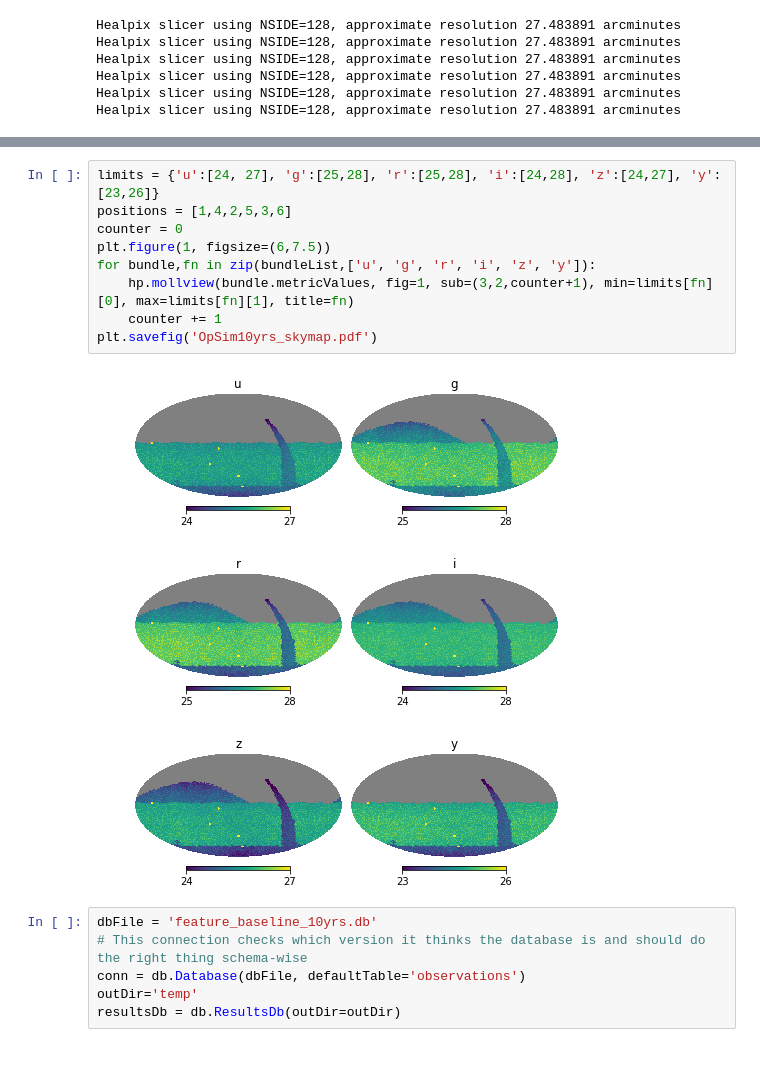
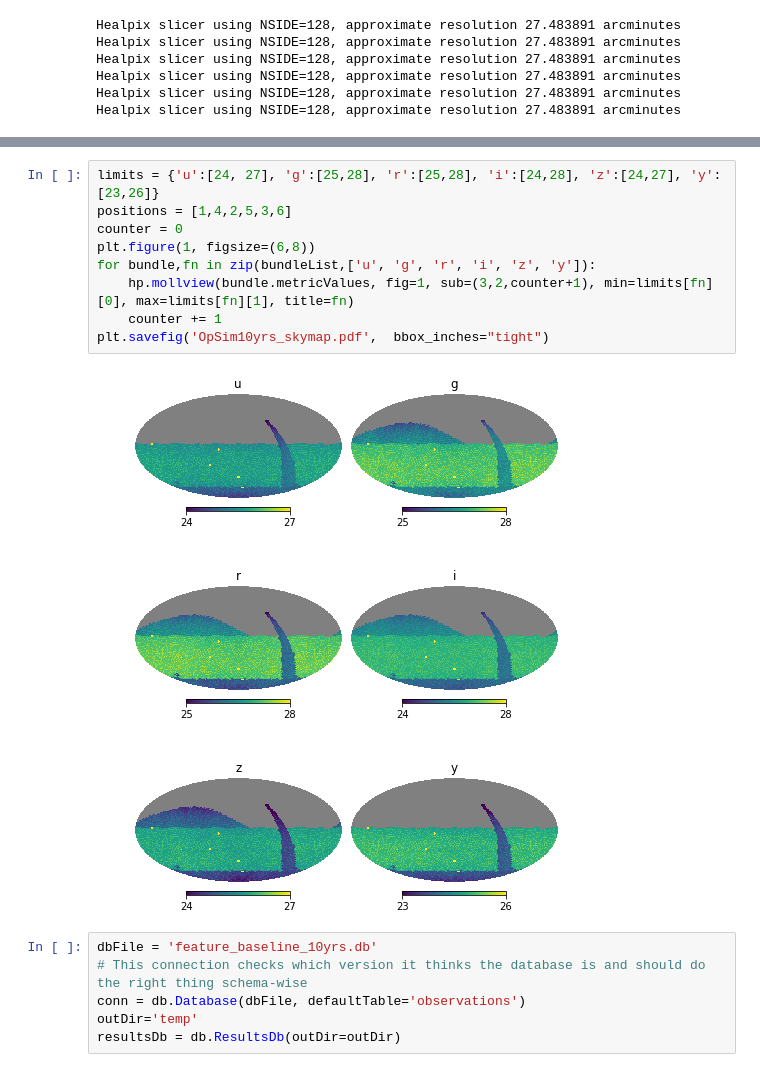
Before and after one commit to yoachim/18_scratch, a Jupyter notebook: fbs_paper_plot/coadd_stuff.ipynb, the cells around one changed output, grey strips where cells are left out. Saved outputs shown, nothing was run; the diff lists cells and outputs as text.

Commit message:
bbox

```diff
--- a/fbs_paper_plot/coadd_stuff.ipynb
+++ b/fbs_paper_plot/coadd_stuff.ipynb
@@ -90,14 +90,14 @@ Plotting complete.
 # %%
 limits = {'u':[24, 27], 'g':[25,28], 'r':[25,28], 'i':[24,28], 'z':[24,27], 'y':[23,26]}
 positions = [1,4,2,5,3,6]
 counter = 0
-plt.figure(1, figsize=(6,7.5))
+plt.figure(1, figsize=(6,8))
 for bundle,fn in zip(bundleList,['u', 'g', 'r', 'i', 'z', 'y']):
     hp.mollview(bundle.metricValues, fig=1, sub=(3,2,counter+1), min=limits[fn][0], max=limits[fn][1], title=fn)
     counter += 1
-plt.savefig('OpSim10yrs_skymap.pdf')
+plt.savefig('OpSim10yrs_skymap.pdf',  bbox_inches="tight")
 # %% [output]
-[figure, old version]
+[figure, new version]
 # %%
 dbFile = 'feature_baseline_10yrs.db'
 # This connection checks which version it thinks the database is and should do the right thing schema-wise
```
Also changed, not shown: parts of 4 cells of this notebook.
